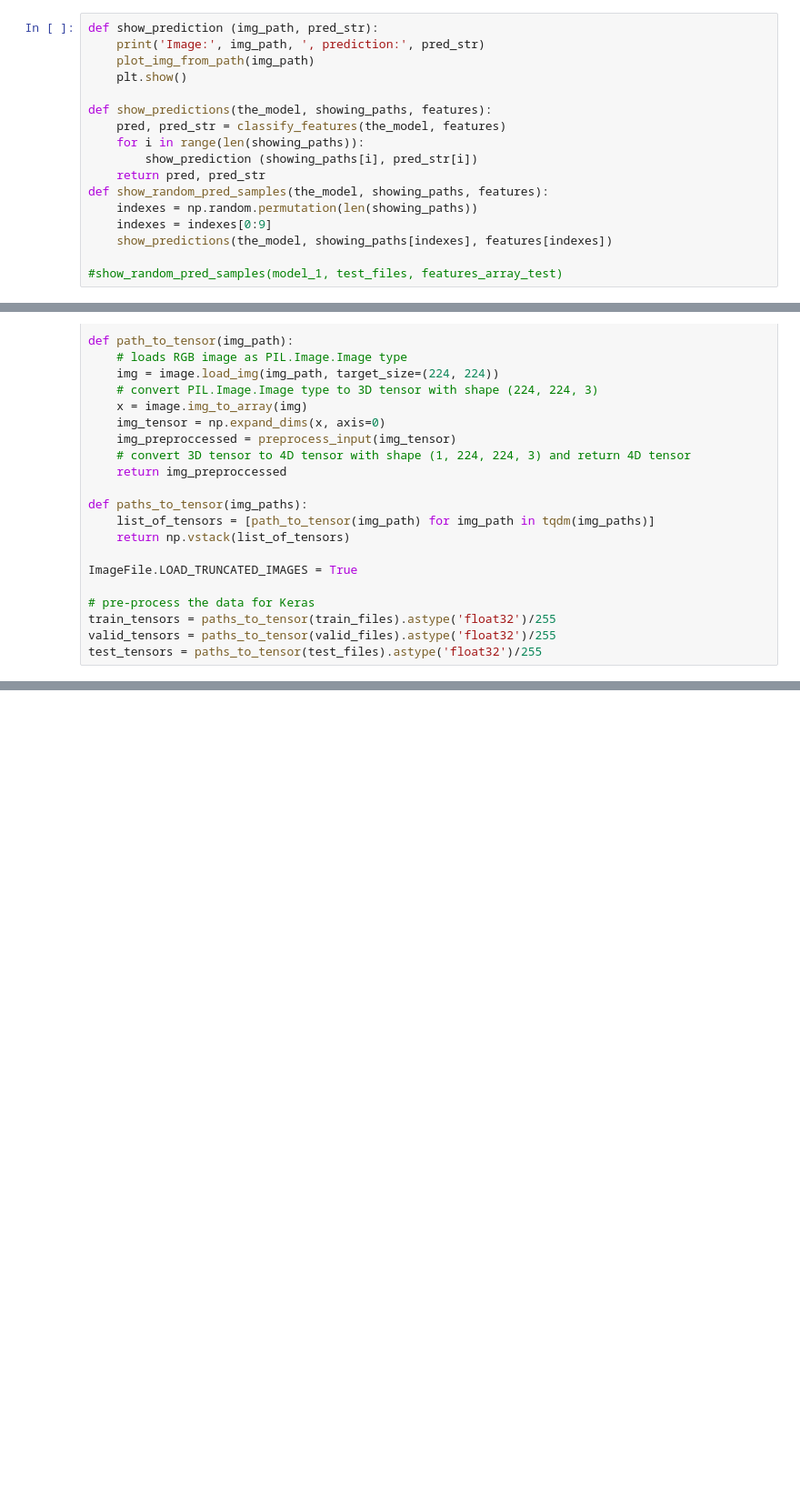
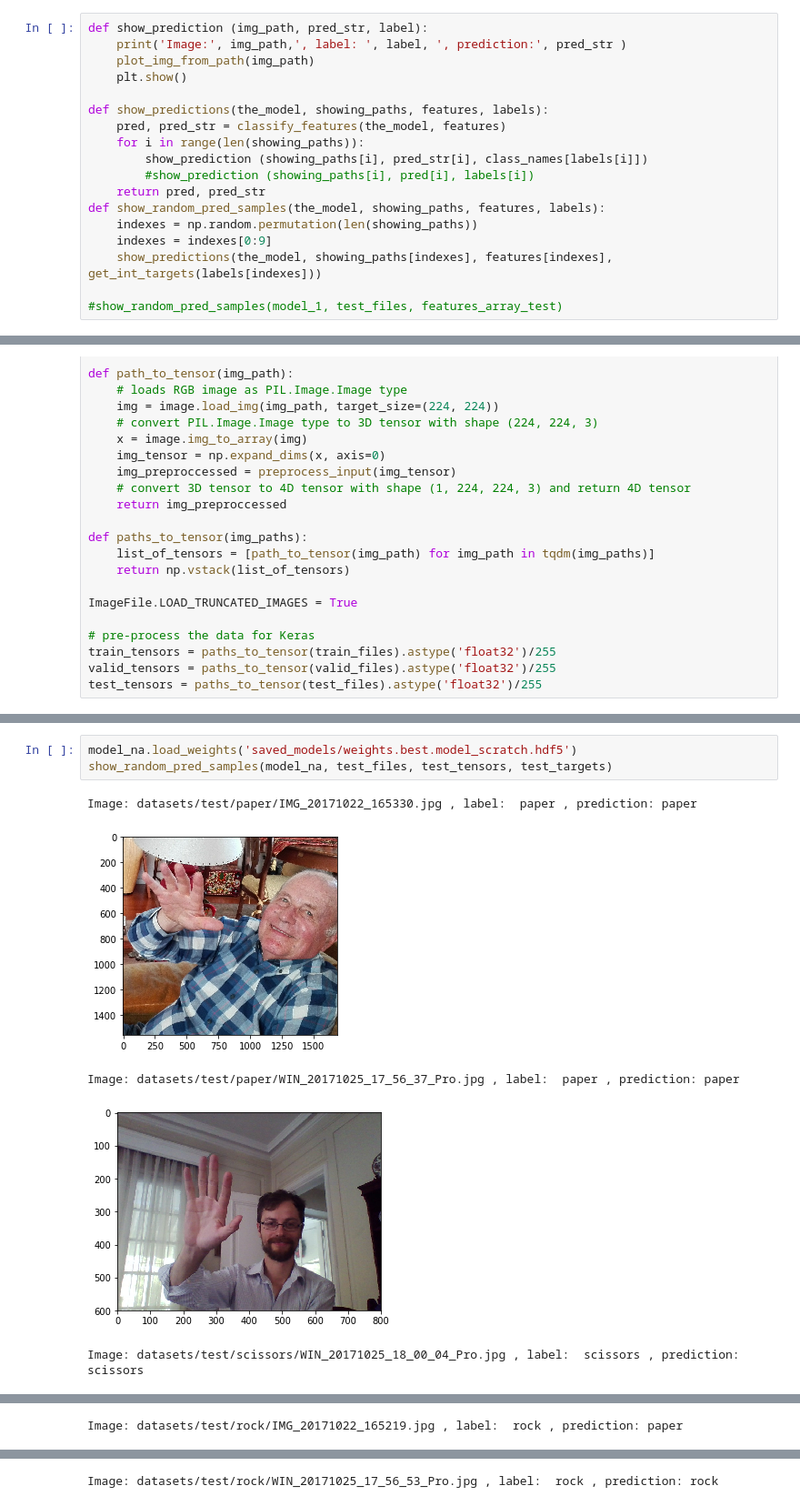
Before and after one commit to juanneilson/machine-learning, a Jupyter notebook: projects/capstone/Cachipun.ipynb, the cells around one changed output, grey strips where cells are left out. Shown at 91% size. Cells and saved outputs as stored; diff of their text form; blank space fills up the shorter version.

```diff
--- a/projects/capstone/Cachipun.ipynb
+++ b/projects/capstone/Cachipun.ipynb
@@ -205,19 +193,20 @@ def make_test(the_model, the_features, the_targets, saved_weights_file, showCMat
 
 #acc_score = make_test(model_1, features_array_test, test_targets, 'saved_models/weights.best.model_db2.hdf5', True)
 # %%
-def show_prediction (img_path, pred_str):
-    print('Image:', img_path, ', prediction:', pred_str)
+def show_prediction (img_path, pred_str, label):
+    print('Image:', img_path,', label: ', label, ', prediction:', pred_str )
     plot_img_from_path(img_path)
     plt.show()
 
-def show_predictions(the_model, showing_paths, features):
+def show_predictions(the_model, showing_paths, features, labels):
     pred, pred_str = classify_features(the_model, features)
     for i in range(len(showing_paths)):
-        show_prediction (showing_paths[i], pred_str[i])
+        show_prediction (showing_paths[i], pred_str[i], class_names[labels[i]])
+        #show_prediction (showing_paths[i], pred[i], labels[i])
     return pred, pred_str
-def show_random_pred_samples(the_model, showing_paths, features):
+def show_random_pred_samples(the_model, showing_paths, features, labels):
     indexes = np.random.permutation(len(showing_paths))
     indexes = indexes[0:9]
-    show_predictions(the_model, showing_paths[indexes], features[indexes])
+    show_predictions(the_model, showing_paths[indexes], features[indexes], get_int_targets(labels[indexes]))
 
 #show_random_pred_samples(model_1, test_files, features_array_test)
@@ -380,0 +347,9 @@ Image: datasets/test\scissors\WIN_20171025_18_00_34_Pro (2).jpg , prediction: sc
+# %%
+model_na.load_weights('saved_models/weights.best.model_scratch.hdf5')
+show_random_pred_samples(model_na, test_files, test_tensors, test_targets)
+# %% [output]
+Image: datasets/test/paper/IMG_20171022_165330.jpg , label:  paper , prediction: paper
+[figure, added]
+Image: datasets/test/paper/WIN_20171025_17_56_37_Pro.jpg , label:  paper , prediction: paper
+[figure, added]
+Image: datasets/test/scissors/WIN_20171025_18_00_04_Pro.jpg , label:  scissors , prediction: scissors
@@ -380,0 +357 @@ Image: datasets/test\scissors\WIN_20171025_18_00_34_Pro (2).jpg , prediction: sc
+Image: datasets/test/rock/IMG_20171022_165219.jpg , label:  rock , prediction: paper
@@ -380,0 +359 @@ Image: datasets/test\scissors\WIN_20171025_18_00_34_Pro (2).jpg , prediction: sc
+Image: datasets/test/rock/WIN_20171025_17_56_53_Pro.jpg , label:  rock , prediction: rock
```
Also changed, not shown: parts of 20 cells of this notebook, 16 other files.
